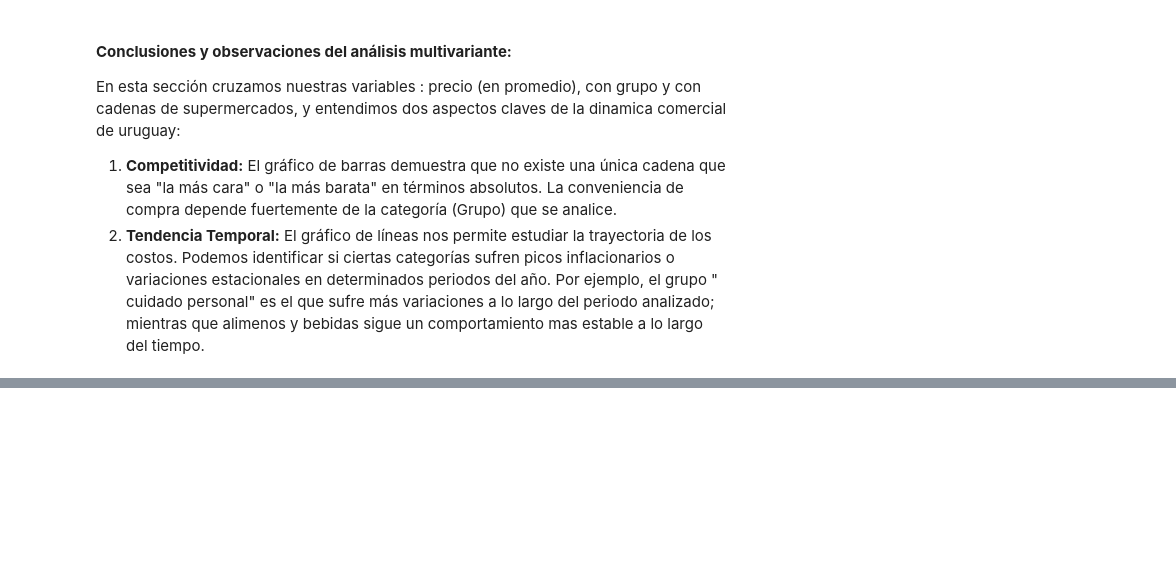
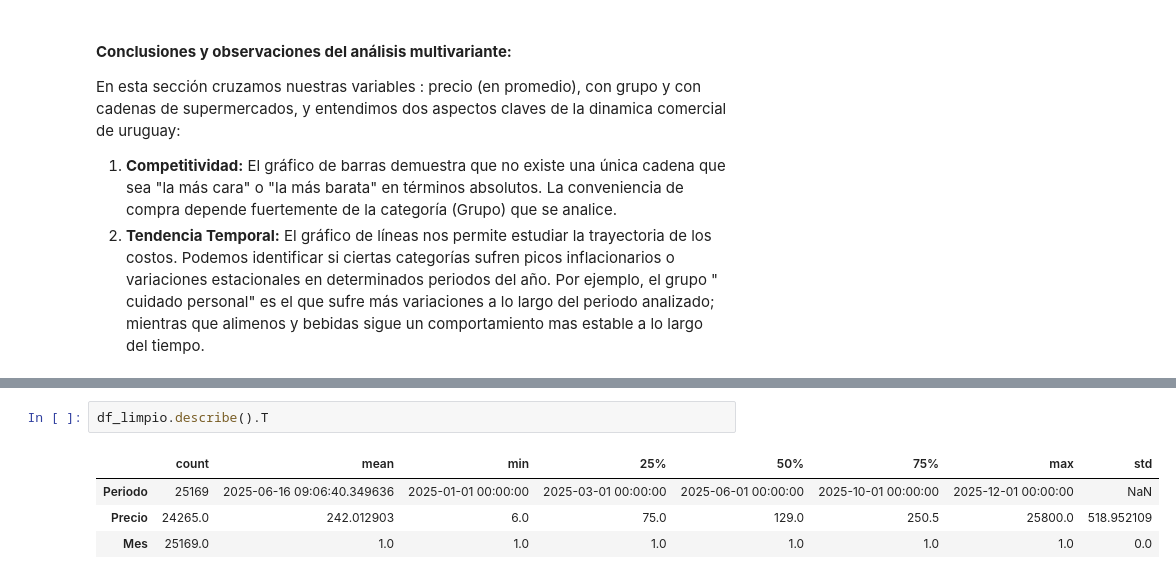
Before and after one commit to georginasiccofernandez-arch/proyecto-dimploma-UCU--phyton, a Jupyter notebook: notebooks/practice.ipynb, the cells around one changed output, grey strips where cells are left out. Drawn from its saved outputs; the diff is of its cells as text; blank space fills up the shorter version.

```diff
--- a/notebooks/practice.ipynb
+++ b/notebooks/practice.ipynb
@@ -436,0 +443,7 @@ En esta sección cruzamos nuestras variables : precio (en promedio), con grupo y
+# %%
+df_limpio.describe().T
+# %% [output]
+|  | count | mean | min | 25% | 50% | 75% | max | std |
+| Periodo | 25169 | 2025-06-16 09:06:40.349636 | 2025-01-01 00:00:00 | 2025-03-01 00:00:00 | 2025-06-01 00:00:00 | 2025-10-01 00:00:00 | 2025-12-01 00:00:00 | NaN |
+| Precio | 24265.0 | 242.012903 | 6.0 | 75.0 | 129.0 | 250.5 | 25800.0 | 518.952109 |
+| Mes | 25169.0 | 1.0 | 1.0 | 1.0 | 1.0 | 1.0 | 1.0 | 0.0 |
```
Also changed, not shown: parts of 22 cells of this notebook.
